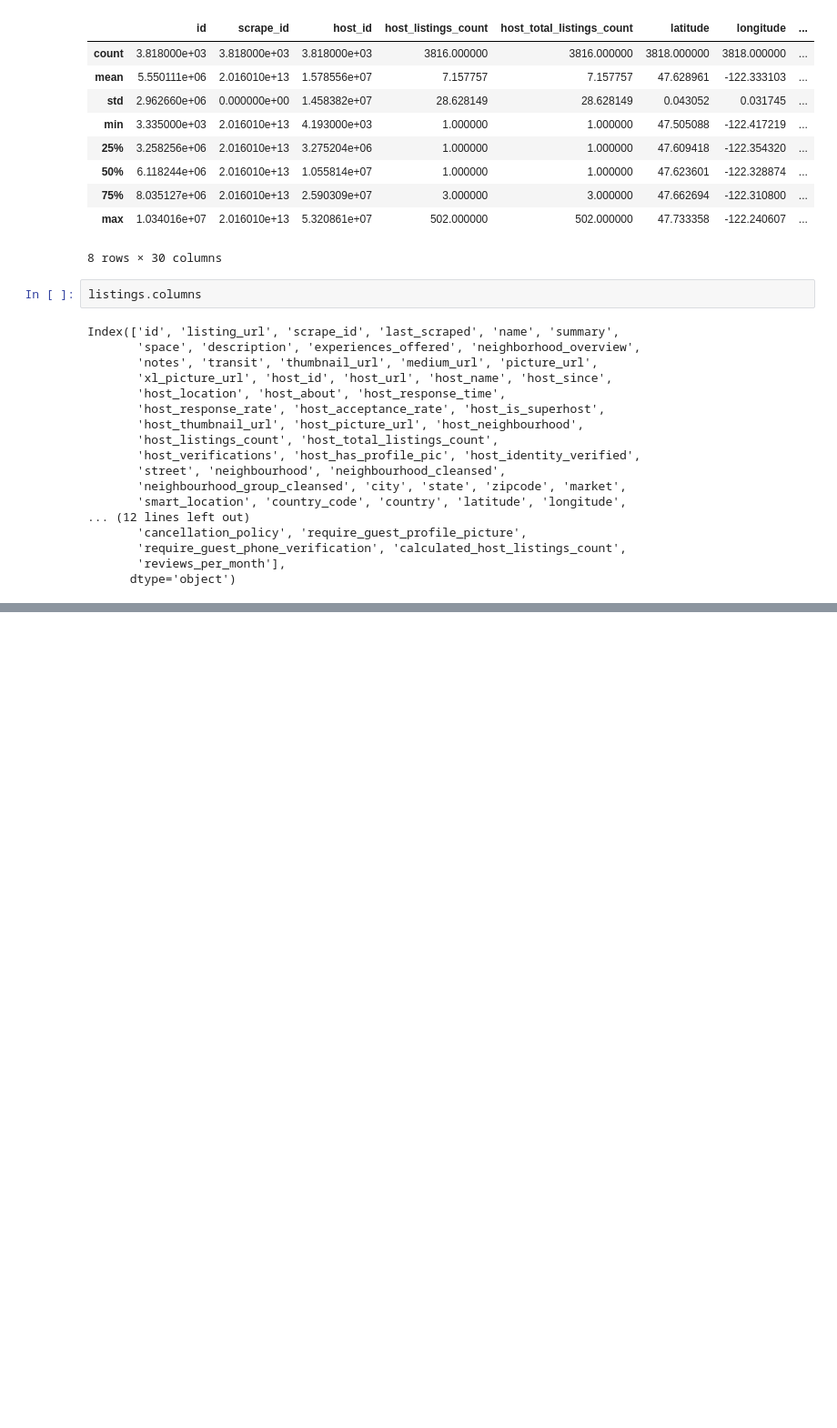
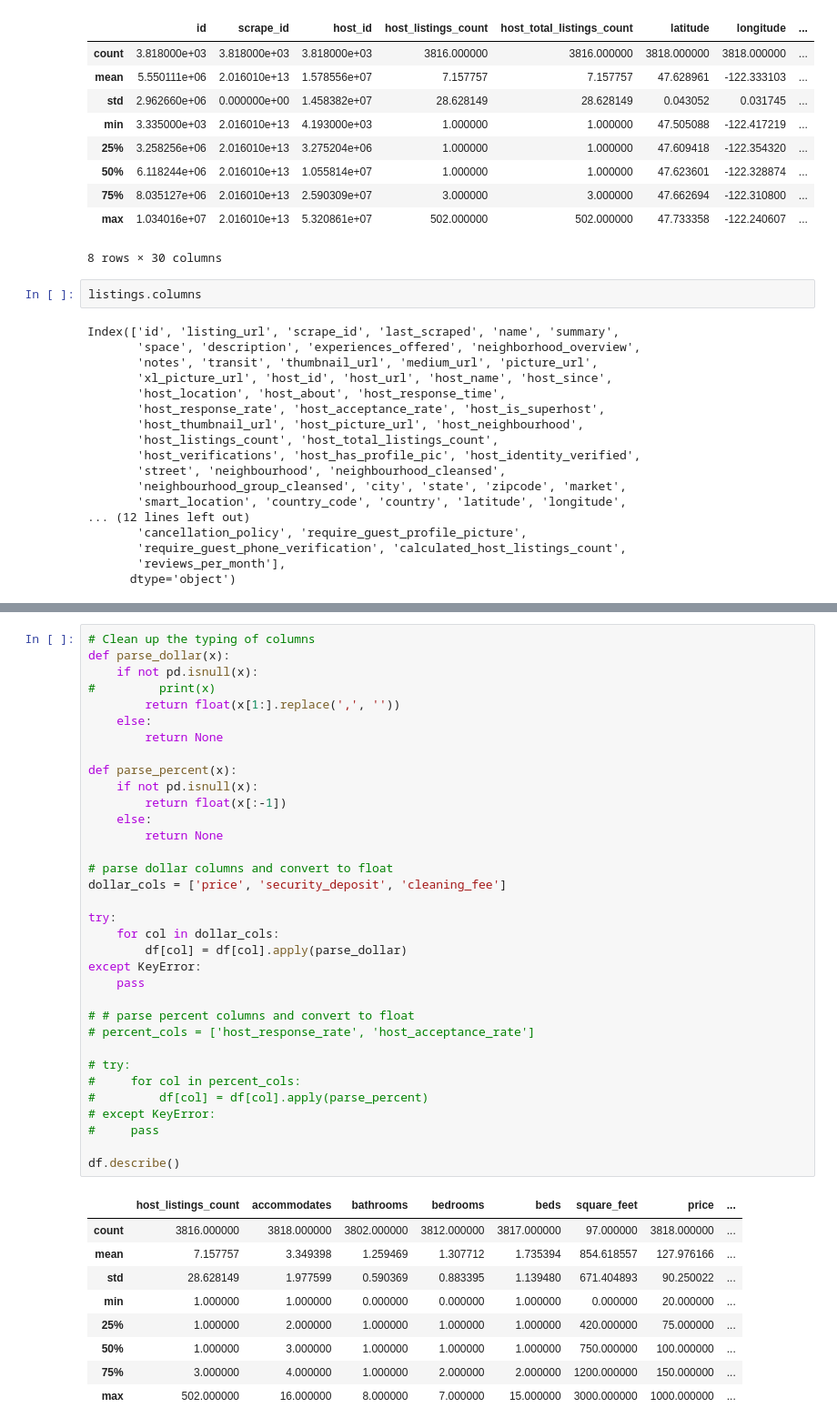
Before and after one commit to IMSweeney/Udacity_AirBnB_Analysis, a Jupyter notebook: analysis.ipynb, the cells around one changed output, grey strips where cells are left out. Shown at 91% size. Cells and saved outputs as stored; diff of their text form; blank space fills up the shorter version.

```diff
--- a/analysis.ipynb
+++ b/analysis.ipynb
@@ -176 +164,45 @@ df.head()
+# %%
+# Clean up the typing of columns
+def parse_dollar(x):
+    if not pd.isnull(x):
+#         print(x)
+        return float(x[1:].replace(',', ''))
+    else:
+        return None
+
+def parse_percent(x):
+    if not pd.isnull(x):
+        return float(x[:-1])
+    else:
+        return None
+
+# parse dollar columns and convert to float
+dollar_cols = ['price', 'security_deposit', 'cleaning_fee']
+
+try:
+    for col in dollar_cols:
+        df[col] = df[col].apply(parse_dollar)
+except KeyError:
+    pass
+
+# # parse percent columns and convert to float
+# percent_cols = ['host_response_rate', 'host_acceptance_rate']
+
+# try:
+#     for col in percent_cols:
+#         df[col] = df[col].apply(parse_percent)
+# except KeyError:
+#     pass
+
+df.describe()
+# %% [output]
+|  | host_listings_count | accommodates | bathrooms | bedrooms | beds | square_feet | price | ... |
+| count | 3816.000000 | 3818.000000 | 3802.000000 | 3812.000000 | 3817.000000 | 97.000000 | 3818.000000 | ... |
+| mean | 7.157757 | 3.349398 | 1.259469 | 1.307712 | 1.735394 | 854.618557 | 127.976166 | ... |
+| std | 28.628149 | 1.977599 | 0.590369 | 0.883395 | 1.139480 | 671.404893 | 90.250022 | ... |
+| min | 1.000000 | 1.000000 | 0.000000 | 0.000000 | 1.000000 | 0.000000 | 20.000000 | ... |
+| 25% | 1.000000 | 2.000000 | 1.000000 | 1.000000 | 1.000000 | 420.000000 | 75.000000 | ... |
+| 50% | 1.000000 | 3.000000 | 1.000000 | 1.000000 | 1.000000 | 750.000000 | 100.000000 | ... |
+| 75% | 3.000000 | 4.000000 | 1.000000 | 2.000000 | 2.000000 | 1200.000000 | 150.000000 | ... |
+| max | 502.000000 | 16.000000 | 8.000000 | 7.000000 | 15.000000 | 3000.000000 | 1000.000000 | ... |
 # %%
```
Also changed, not shown: parts of 10 cells of this notebook.
